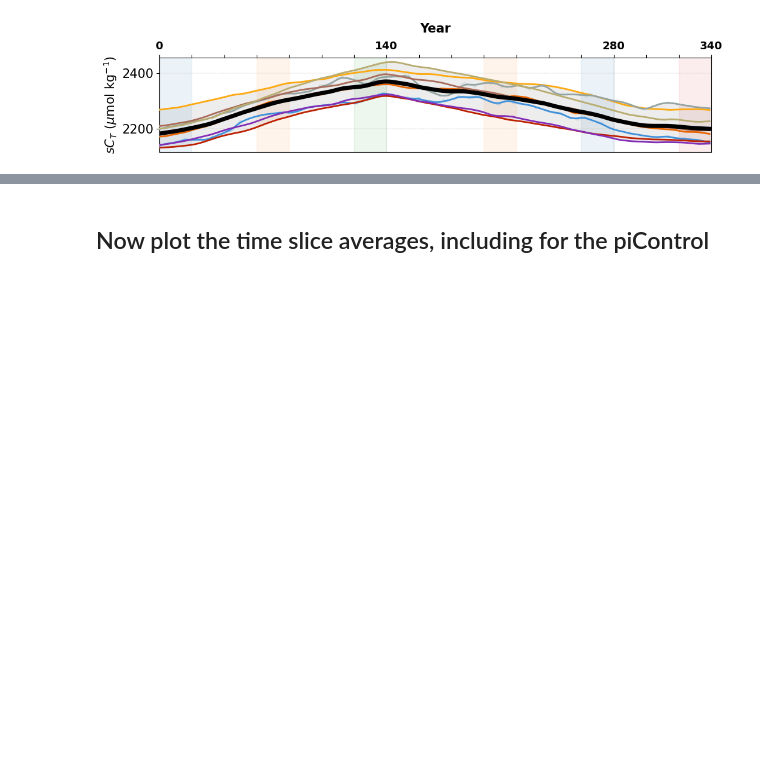
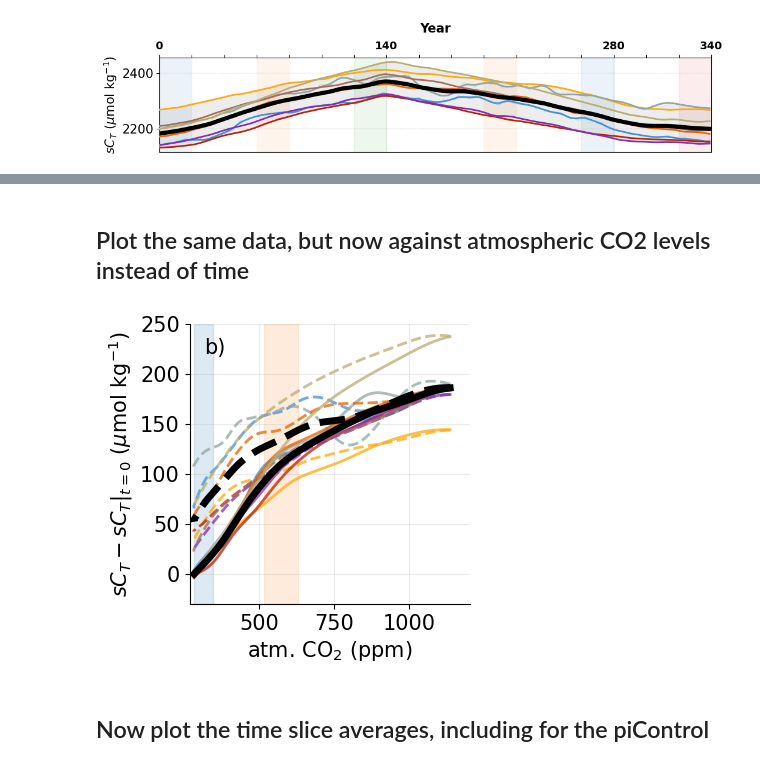
Before and after one commit to eikekoehn/Arctic_acidification_reversibility_scripts, a Jupyter notebook: 03_analysis_and_plotting/figure02_dissic1_salinity_normalized.ipynb, the cells around one changed output, grey strips where cells are left out. Saved outputs shown, nothing was run; the diff lists cells and outputs as text; code cells hidden in the pictures; blank space fills up the shorter version.

```diff
--- a/03_analysis_and_plotting/figure02_dissic1_salinity_normalized.ipynb
+++ b/03_analysis_and_plotting/figure02_dissic1_salinity_normalized.ipynb
@@ -376,3 +382,9 @@ Plot the regional time series, but in fancy....
+# %% [markdown]
+## Plot the same data, but now against atmospheric CO2 levels instead of time
+# %%
+fig, ax = Plotter._plot_regional_time_series_rel_to_start_vs_atmCO2(run_params,regional_time_series_2,'central Arctic','$sC_T - sC_T|_{t=0}$ ($\mu$mol kg$^{-1}$)',ylims=[-30,250])
+# %% [output]
+[figure, added]
 # %% [markdown]
 ## Now plot the time slice averages, including for the piControl
 # %%
```
Also changed, not shown: parts of 2 cells of this notebook, 6 other files.
